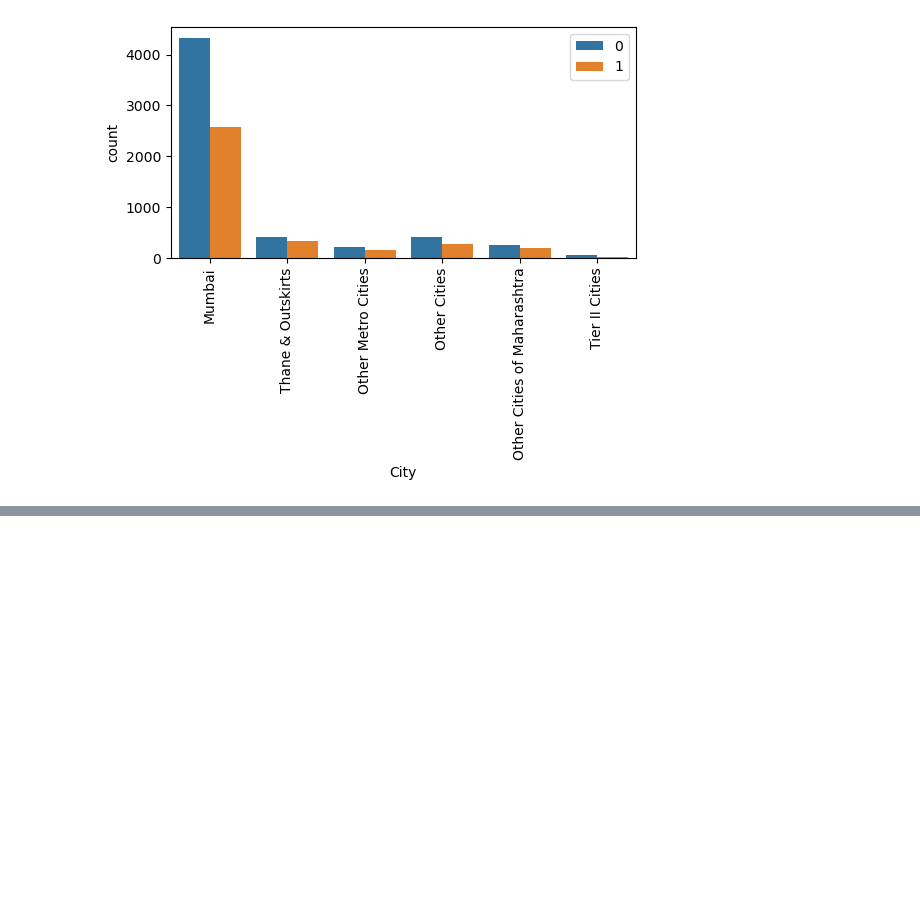
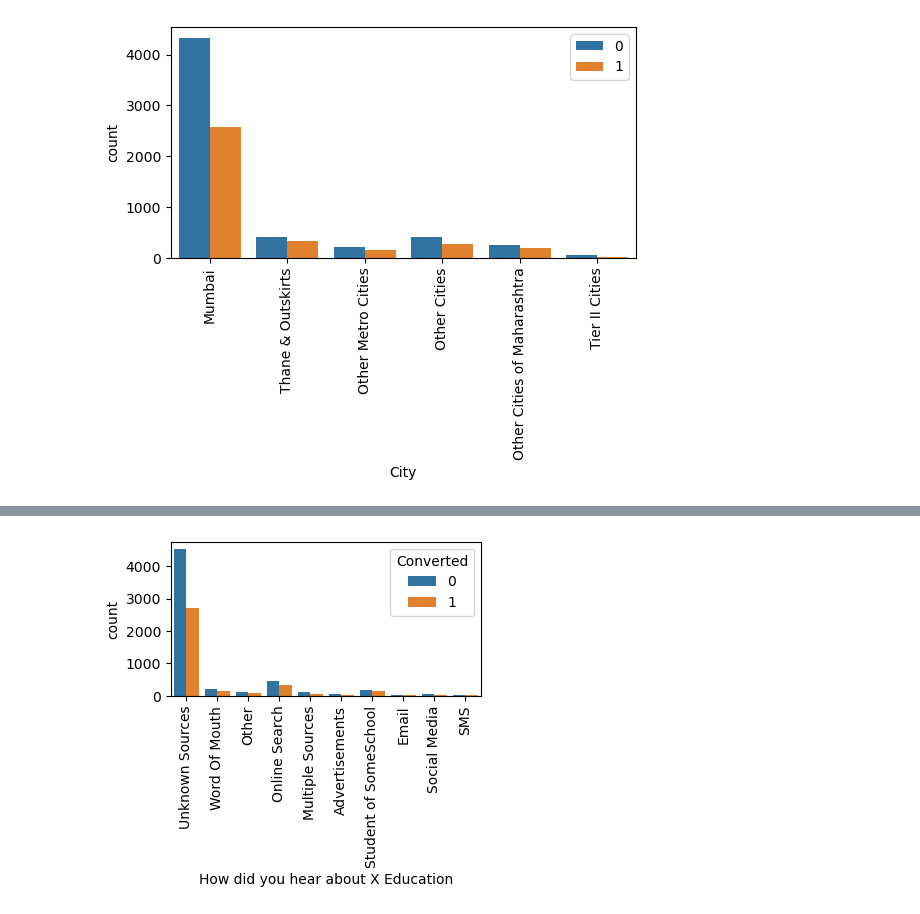
Before and after one commit to charudavis/UpGrad_CaseStudy_Lead, a Jupyter notebook: Lead_Score_Model.ipynb, the cells around one changed output, grey strips where cells are left out. Cells and saved outputs as stored; diff of their text form; code cells hidden in the pictures; blank space fills up the shorter version.

```diff
--- a/Lead_Score_Model.ipynb
+++ b/Lead_Score_Model.ipynb
@@ -341,0 +497,11 @@ plt.show()
+# %%
+#Lets replace NaN values to Unknown Sources
+leads_df['How did you hear about X Education']=leads_df['How did you hear about X Education'].replace(np.NaN,"Unknown Sources")
+# %%
+#Lets check the spread of this column with converted leads
+plt.figure(figsize=(4,2))
+sns.countplot(x=leads_df["How did you hear about X Education"],hue=leads_df["Converted"])
+plt.xticks(rotation=90)
+plt.show()
+# %% [output]
+[figure, added]
```
Also changed, not shown: parts of 17 cells of this notebook.
